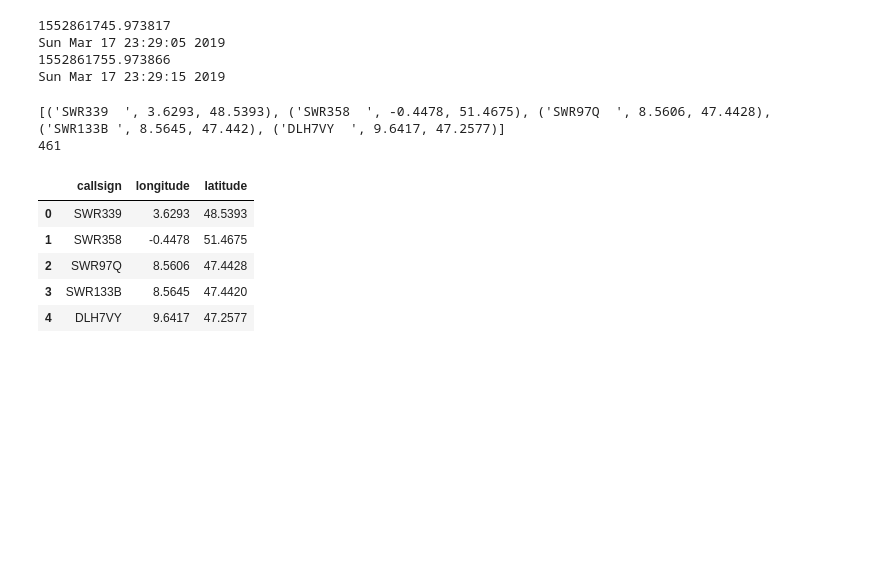
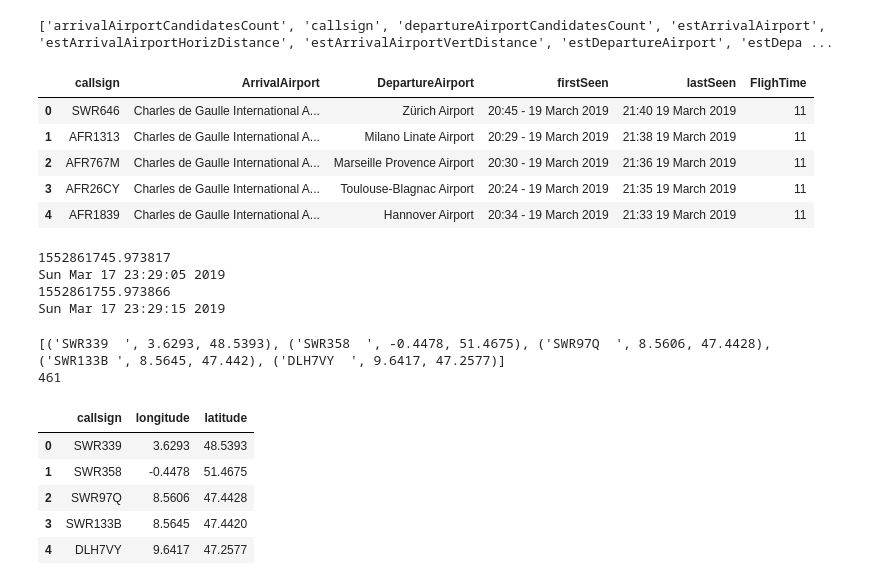
Before and after one commit to Rhizome23/aircraft-project, a Jupyter notebook: LastPlane.ipynb, the cells around one changed output. Cells and saved outputs as stored; diff of their text form; code cells hidden in the pictures; blank space fills up the shorter version.

Commit message:
modifié :         LastPlane.ipynb

```diff
--- a/LastPlane.ipynb
+++ b/LastPlane.ipynb
@@ -9,0 +44,10 @@ import geopandas
+# %%
+import time
+from datetime import datetime
+tnow = time.time()-3600*24  # t now à j-1
+print(tnow)
+print(time.ctime(tnow))
+t0 = tnow-3600*5
+print(t0)
+a =time.ctime(t0)
+print(datetime.fromtimestamp(tnow).strftime("%A %d %B %Y %H:%M:%S"))
@@ -10,3 +59,30 @@ import geopandas
+# %%
+url="https://opensky-network.org/api/flights/arrival?airport=LFPG&begin="+str(t0)+"&end="+str(tnow)
+# %%
+data = requests.get(url).json()
+dataframe1 = pd.DataFrame.from_dict(data, orient='columns')
+dataframe1.head()
+print( list(dataframe1.columns.values))
+# %% [output]
+['arrivalAirportCandidatesCount', 'callsign', 'departureAirportCandidatesCount', 'estArrivalAirport', 'estArrivalAirportHorizDistance', 'estArrivalAirportVertDistance', 'estDepartureAirport', 'estDepa ...
+# %%
+df_arrivals = dataframe1.loc[:,['callsign',"estArrivalAirport","estDepartureAirport","firstSeen","lastSeen"]]
+df_arrivals= df_arrivals.rename(columns ={'estArrivalAirport':'ArrivalAirport','estDepartureAirport':'DepartureAirport'})
+df_arrivals['FlighTime'] = "11"
+df_arrivals['firstSeen'] = df_arrivals['firstSeen'].apply(lambda x: datetime.fromtimestamp(x).strftime("%H:%M - %d %B %Y "))
+df_arrivals['lastSeen'] = df_arrivals['lastSeen'].apply(lambda x: datetime.fromtimestamp(x).strftime("%H:%M %d %B %Y "))
+s = airport.set_index('ICAO')['Name']
+df_arrivals["DepartureAirport"] = df_arrivals["DepartureAirport"].replace(s)
+df_arrivals["ArrivalAirport"] = df_arrivals["ArrivalAirport"].replace(s)
+# %%
+df_arrivals.head()
+# %% [output]
+|  | callsign | ArrivalAirport | DepartureAirport | firstSeen | lastSeen | FlighTime |
+| 0 | SWR646 | Charles de Gaulle International A... | Zürich Airport | 20:45 - 19 March 2019 | 21:40 19 March 2019 | 11 |
+| 1 | AFR1313 | Charles de Gaulle International A... | Milano Linate Airport | 20:29 - 19 March 2019 | 21:38 19 March 2019 | 11 |
+| 2 | AFR767M | Charles de Gaulle International A... | Marseille Provence Airport | 20:30 - 19 March 2019 | 21:36 19 March 2019 | 11 |
+| 3 | AFR26CY | Charles de Gaulle International A... | Toulouse-Blagnac Airport | 20:24 - 19 March 2019 | 21:35 19 March 2019 | 11 |
+| 4 | AFR1839 | Charles de Gaulle International A... | Hannover Airport | 20:34 - 19 March 2019 | 21:33 19 March 2019 | 11 |
 # %%
 #bboxFrance= [min_latitude, max_latitude, min_longitude, max_latitude]
 bboxFrance= [41, 52, -5.5, 10]
```
Also changed, not shown: parts of 7 cells of this notebook.
